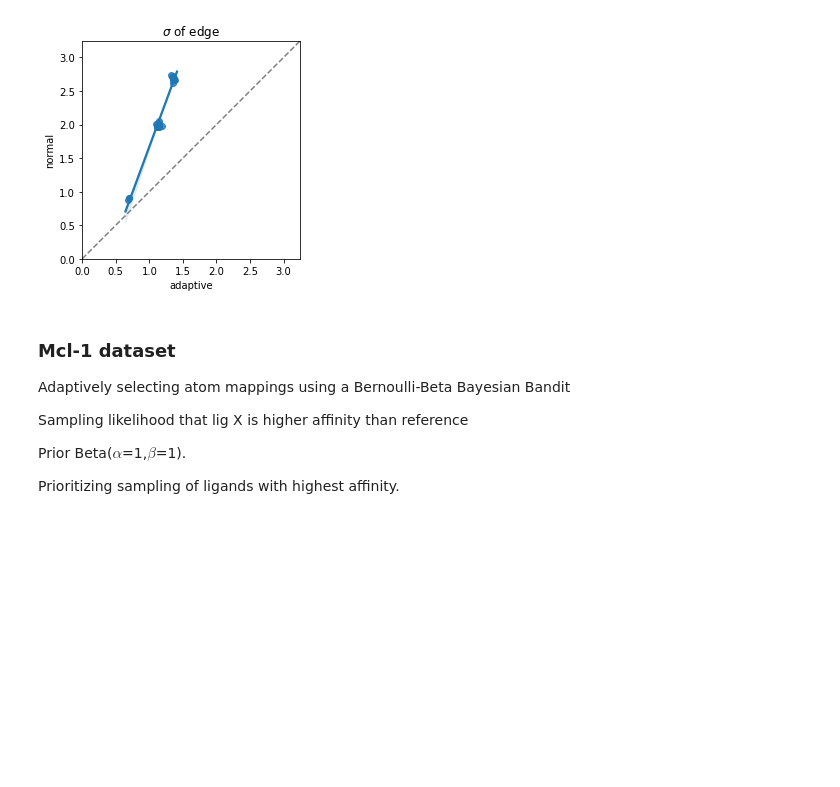
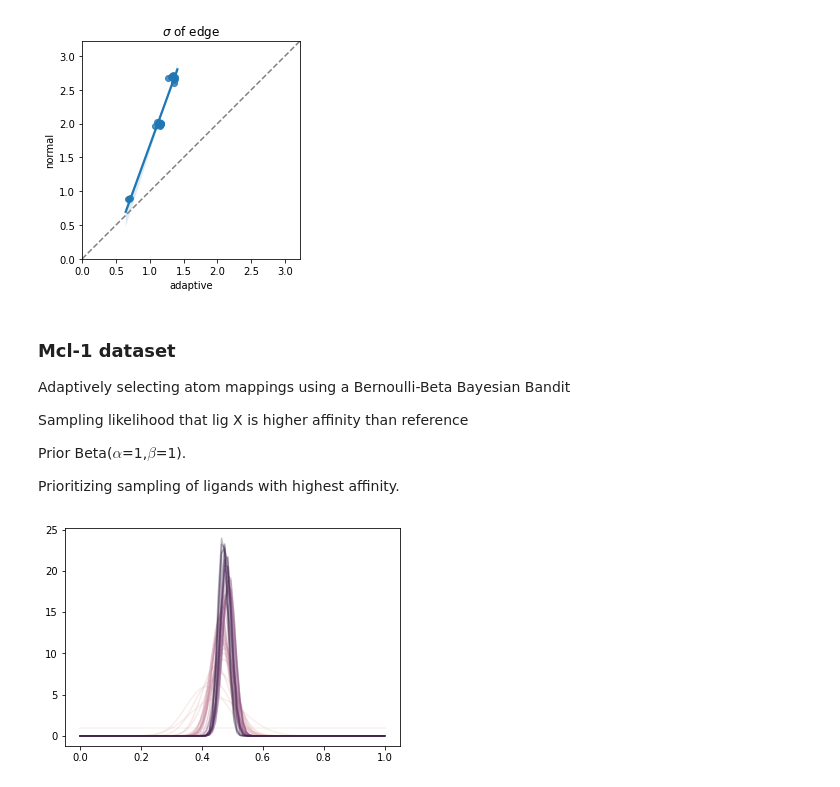
Before and after one commit to hannahbrucemacdonald/drugbandit, a Jupyter notebook: examples/adaptive/adaptive_sampling.ipynb, the cells around one changed output. Cells and saved outputs as stored; diff of their text form; code cells hidden in the pictures; blank space fills up the shorter version.

```diff
--- a/examples/adaptive/adaptive_sampling.ipynb
+++ b/examples/adaptive/adaptive_sampling.ipynb
@@ -207,30 +212,45 @@ for lig_a, lig_b in itertools.combinations(ligands,2):  # generating all edges
 # simulation parameters #
 #########################
 steps_per_ligand = 1000
-print_freq = 1
+print_freq = 200
 boltzmann_temp = 1. # larger value = more random
 # %%
+steps = steps_per_ligand*len(ligands)
+colours = sns.cubehelix_palette(steps+1)
+
+alpha = []
+beta = []
+
+# testing each atom mapping once as a starting point
 for edge in edges:
     for band in edge.bandits:
         reward = pull.Pull(band)
         band.update(reward)
 
 lig_ids = [ligand.index for ligand in ligands]
 # edges = [ligand]
-steps = steps_per_ligand*len(ligands)
 for step in range(0,steps+1):
-    pick_ligand = choose.boltzmann(ligands,1)
+    pick_ligand = choose.boltzmann(ligands,1.)
     ## with a ligand selected, now pick a random bandit attached to the node
     ## and update the understanding of the nodes free energy based on it
     # random edge of ligand
     pick_edge = np.random.choice([edge for edge in edges if pick_ligand.index in edge.indexes])
     # random bandit of edge
     pick_bandit = np.random.choice(pick_edge.bandits)
     map_reward = pull.Pull(pick_bandit)
     pick_bandit.update(map_reward)
 
     pick_edge.update()
-    reward = pick_ligand.pull(lig_ids,edges,n_steps=3)
+    reward = pick_ligand.pull(edges)
     pick_ligand.update(reward)
+
+    if step % print_freq == 0:
+        alpha.append(ligands[0].a)
+        beta.append(ligands[0].b)
+        ligands[0].plot(colours[step])
+
+plt.show()
+# %% [output]
+[figure, added]
 # %%
 for x in ligands:
```
Also changed, not shown: parts of 7 cells of this notebook, 1 other file.
